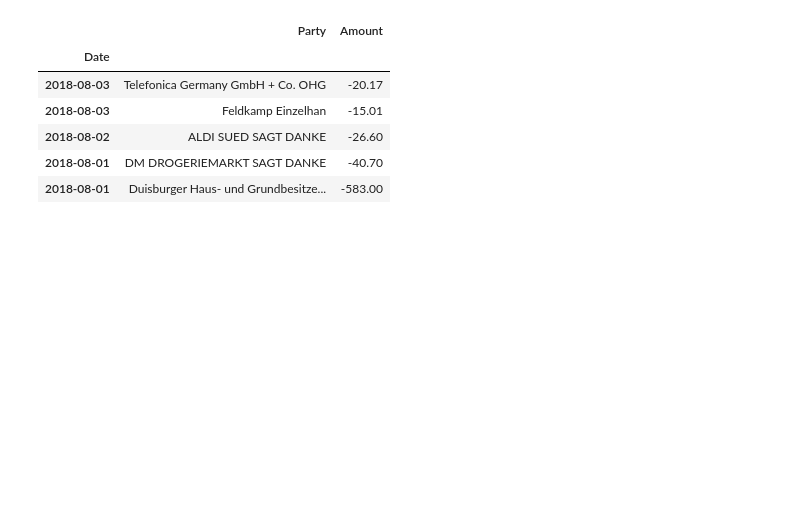
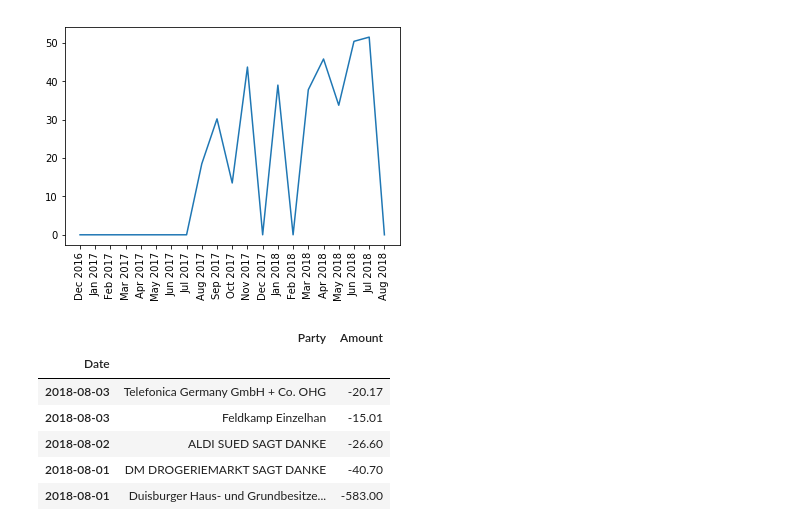
Before and after one commit to BlinkingApe/Budget, a Jupyter notebook: Budget.ipynb, the cells around one changed output. Saved outputs shown, nothing was run; the diff lists cells and outputs as text; code cells hidden in the pictures; blank space fills up the shorter version.

```diff
--- a/Budget.ipynb
+++ b/Budget.ipynb
@@ -297 +333,7 @@ def group_both_df(df, other=False):
+# %%
+plt.plot(x,y)
+plt.xticks(rotation=90)
+plt.show()
+# %% [output]
+[figure, added]
 # %%
```
Also changed, not shown: parts of 11 cells of this notebook.
